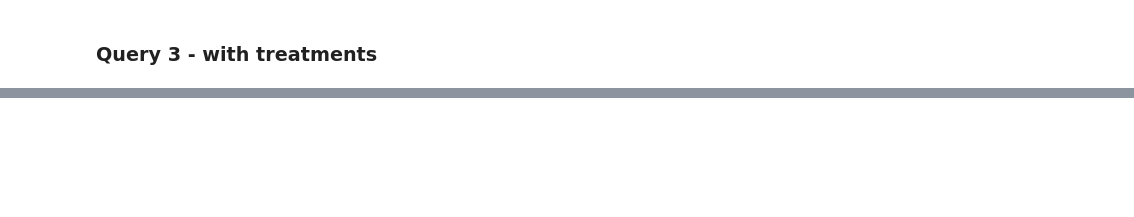
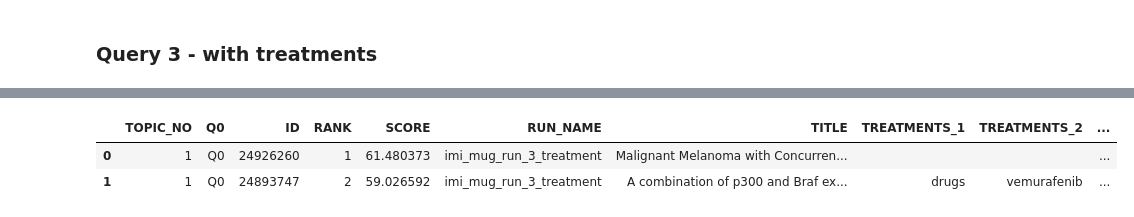
Before and after one commit to plopezgarcia/trec-2019-precision-medicine, a Jupyter notebook: python-experiments/abstracts/abstracts_experiments_pilar.ipynb, the cells around one changed output, grey strips where cells are left out. Saved outputs shown, nothing was run; the diff lists cells and outputs as text; code cells hidden in the pictures; blank space fills up the shorter version.

```diff
--- a/python-experiments/abstracts/abstracts_experiments_pilar.ipynb
+++ b/python-experiments/abstracts/abstracts_experiments_pilar.ipynb
@@ -128,2 +179,8 @@ FINISH Tue Jul 30 20:30:33 2019
+# %%
+run3_treatment.head(2)
+# %% [output]
+|  | TOPIC_NO | Q0 | ID | RANK | SCORE | RUN_NAME | TITLE | TREATMENTS_1 | TREATMENTS_2 | ... |
+| 0 | 1 | Q0 | 24926260 | 1 | 61.480373 | imi_mug_run_3_treatment | Malignant Melanoma with Concurren... |  |  | ... |
+| 1 | 1 | Q0 | 24893747 | 2 | 59.026592 | imi_mug_run_3_treatment | A combination of p300 and Braf ex... | drugs | vemurafenib | ... |
 # %%
 utils.to_trec_run_file_with_treatments(run3_treatment, run_params3_treatment)
```
Also changed, not shown: parts of 12 cells of this notebook, 2 other files.
